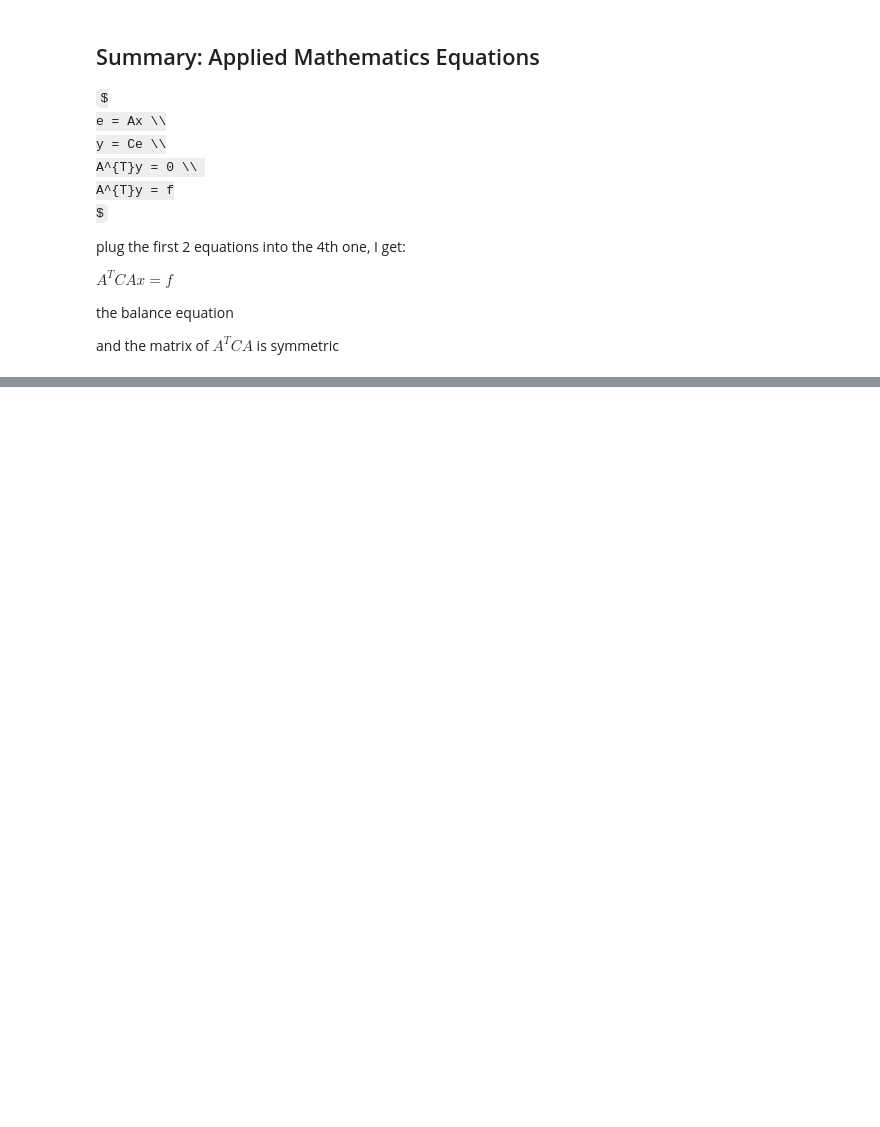
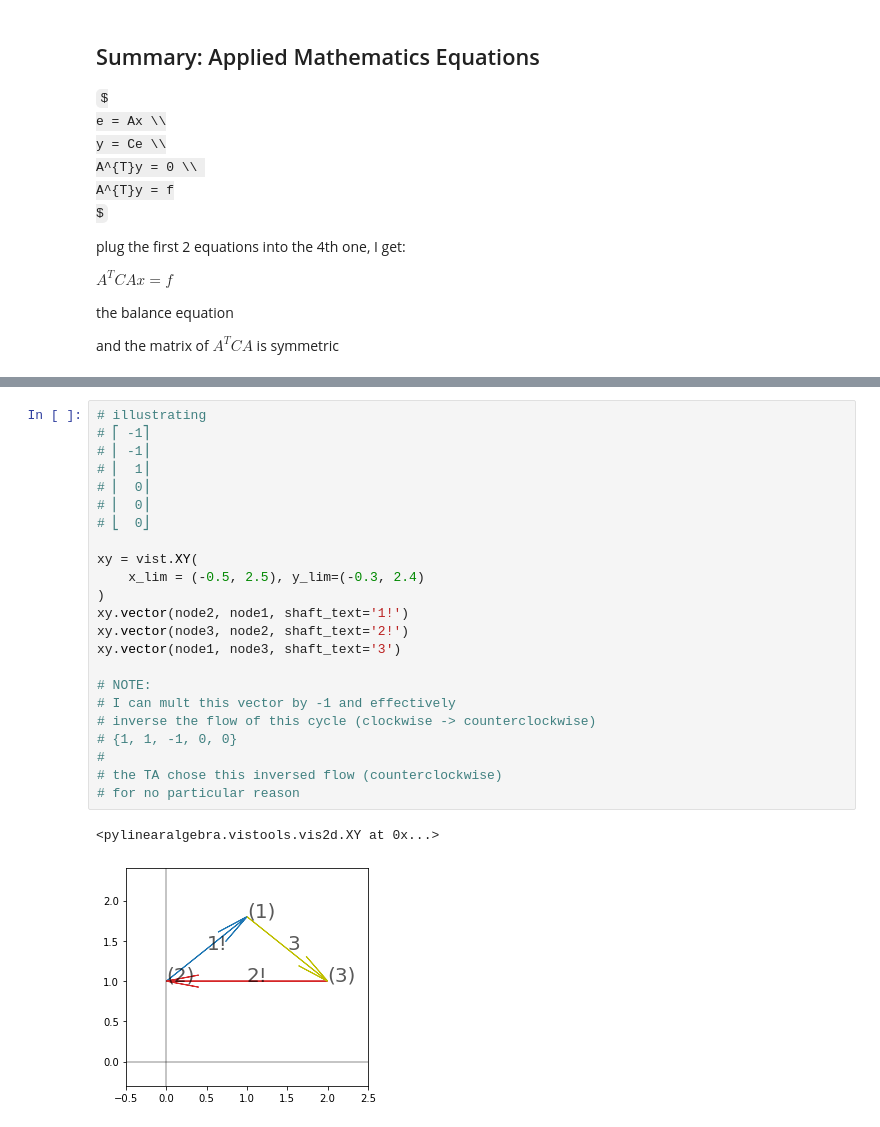
Before and after one commit to powergun/codingMatrix, a Jupyter notebook: notebooks/18.06_12_graphs_networks_incidence_matrices.ipynb, the cells around one changed output, grey strips where cells are left out. Saved outputs shown, nothing was run; the diff lists cells and outputs as text; some formulas as TeX source; blank space fills up the shorter version.

```diff
--- a/notebooks/18.06_12_graphs_networks_incidence_matrices.ipynb
+++ b/notebooks/18.06_12_graphs_networks_incidence_matrices.ipynb
@@ -379,0 +537,26 @@ and the matrix of $A^{T}CA$ is symmetric
+# %%
+# illustrating
+# ⎡ -1⎤
+# ⎢ -1⎥
+# ⎢  1⎥
+# ⎢  0⎥
+# ⎢  0⎥
+# ⎣  0⎦
+
+xy = vist.XY(
+    x_lim = (-0.5, 2.5), y_lim=(-0.3, 2.4)
+)
+xy.vector(node2, node1, shaft_text='1!')
+xy.vector(node3, node2, shaft_text='2!')
+xy.vector(node1, node3, shaft_text='3')
+
+# NOTE:
+# I can mult this vector by -1 and effectively
+# inverse the flow of this cycle (clockwise -> counterclockwise)
+# {1, 1, -1, 0, 0}
+#
+# the TA chose this inversed flow (counterclockwise)
+# for no particular reason
+# %% [output]
+<pylinearalgebra.vistools.vis2d.XY at 0x...>
+[figure, added]
```
Also changed, not shown: parts of 14 cells of this notebook, 5 other files.
